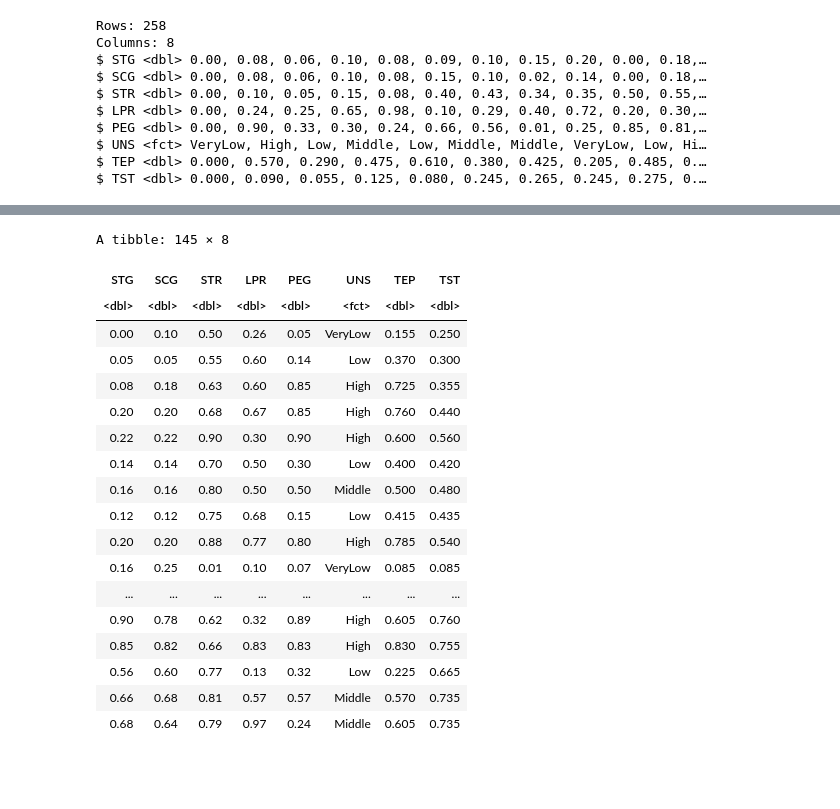
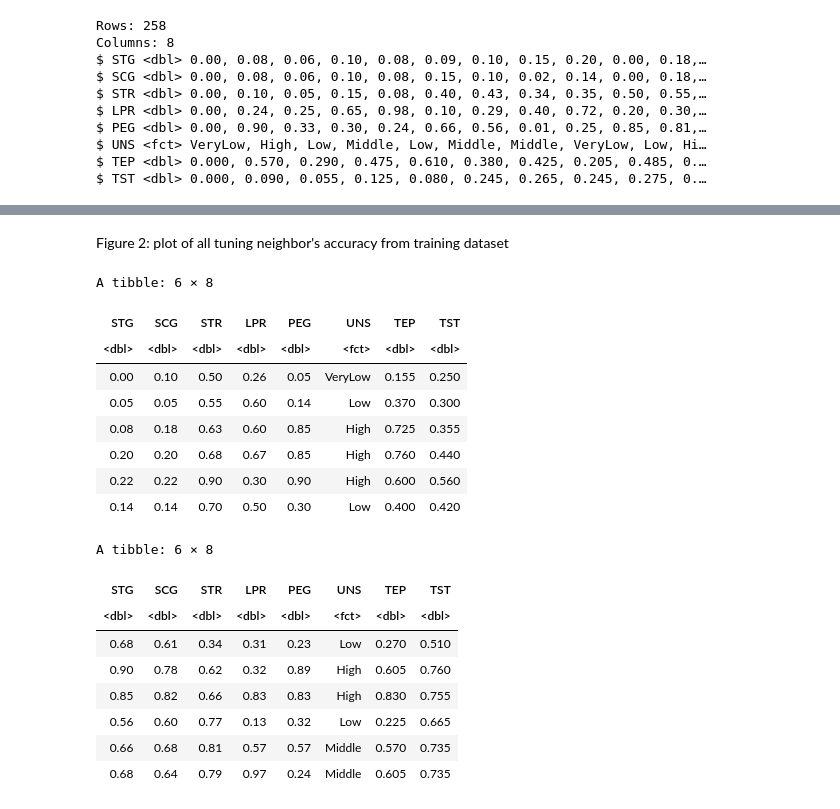
Before and after one commit to felixmachaoran/datasci100, a Jupyter notebook: project.ipynb, the cells around one changed output, grey strips where cells are left out. Cells and saved outputs as stored; diff of their text form; code cells hidden in the pictures; blank space fills up the shorter version.

```diff
--- a/project.ipynb
+++ b/project.ipynb
@@ -229,25 +267,27 @@ accuracy_versus_k
+# %% [markdown]
+Figure 2: plot of all tuning neighbor's accuracy from training dataset
 # %%
 knowledge_mutated_testing <- data_te %>%
                 mutate(TEP = (LPR + PEG)/2) %>%
                 mutate(TST = (STG + STR)/2)
-knowledge_mutated_testing
+head(knowledge_mutated_testing)
+tail(knowledge_mutated_testing)
 # %% [output]
-A tibble: 145 × 8
+A tibble: 6 × 8
 | STG | SCG | STR | LPR | PEG | UNS | TEP | TST |
 | <dbl> | <dbl> | <dbl> | <dbl> | <dbl> | <fct> | <dbl> | <dbl> |
 | 0.00 | 0.10 | 0.50 | 0.26 | 0.05 | VeryLow | 0.155 | 0.250 |
 | 0.05 | 0.05 | 0.55 | 0.60 | 0.14 | Low | 0.370 | 0.300 |
 | 0.08 | 0.18 | 0.63 | 0.60 | 0.85 | High | 0.725 | 0.355 |
 | 0.20 | 0.20 | 0.68 | 0.67 | 0.85 | High | 0.760 | 0.440 |
 | 0.22 | 0.22 | 0.90 | 0.30 | 0.90 | High | 0.600 | 0.560 |
 | 0.14 | 0.14 | 0.70 | 0.50 | 0.30 | Low | 0.400 | 0.420 |
-| 0.16 | 0.16 | 0.80 | 0.50 | 0.50 | Middle | 0.500 | 0.480 |
-| 0.12 | 0.12 | 0.75 | 0.68 | 0.15 | Low | 0.415 | 0.435 |
-| 0.20 | 0.20 | 0.88 | 0.77 | 0.80 | High | 0.785 | 0.540 |
-| 0.16 | 0.25 | 0.01 | 0.10 | 0.07 | VeryLow | 0.085 | 0.085 |
-| ... | ... | ... | ... | ... | ... | ... | ... |
-| 0.90 | 0.78 | 0.62 | 0.32 | 0.89 | High | 0.605 | 0.760 |
-| 0.85 | 0.82 | 0.66 | 0.83 | 0.83 | High | 0.830 | 0.755 |
-| 0.56 | 0.60 | 0.77 | 0.13 | 0.32 | Low | 0.225 | 0.665 |
-| 0.66 | 0.68 | 0.81 | 0.57 | 0.57 | Middle | 0.570 | 0.735 |
-| 0.68 | 0.64 | 0.79 | 0.97 | 0.24 | Middle | 0.605 | 0.735 |
+A tibble: 6 × 8
+| STG | SCG | STR | LPR | PEG | UNS | TEP | TST |
+| <dbl> | <dbl> | <dbl> | <dbl> | <dbl> | <fct> | <dbl> | <dbl> |
+| 0.68 | 0.61 | 0.34 | 0.31 | 0.23 | Low | 0.270 | 0.510 |
+| 0.90 | 0.78 | 0.62 | 0.32 | 0.89 | High | 0.605 | 0.760 |
+| 0.85 | 0.82 | 0.66 | 0.83 | 0.83 | High | 0.830 | 0.755 |
+| 0.56 | 0.60 | 0.77 | 0.13 | 0.32 | Low | 0.225 | 0.665 |
+| 0.66 | 0.68 | 0.81 | 0.57 | 0.57 | Middle | 0.570 | 0.735 |
+| 0.68 | 0.64 | 0.79 | 0.97 | 0.24 | Middle | 0.605 | 0.735 |
```
Also changed, not shown: parts of 24 cells of this notebook.
